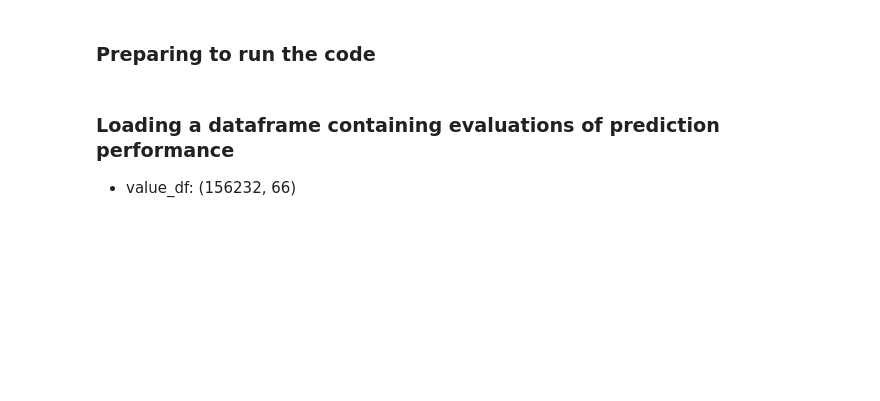
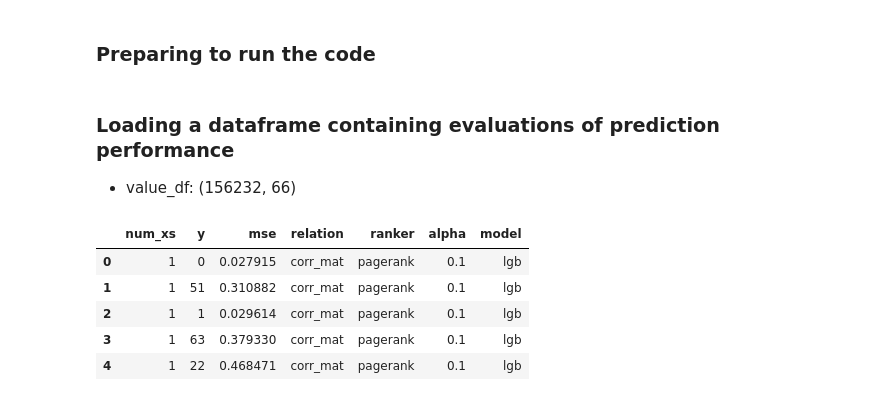
Before and after one commit to dream2globe/graph-study, a Jupyter notebook: notebook/evaluation.ipynb, the cells around one changed output. Cells and saved outputs as stored; diff of their text form; code cells hidden in the pictures; blank space fills up the shorter version.

```diff
--- a/notebook/evaluation.ipynb
+++ b/notebook/evaluation.ipynb
@@ -20,5 +20,13 @@ os.chdir(curr_path.parent)  # change working directory to parent path
 ### Loading a dataframe containing evaluations of prediction performance
 - value_df: (156232, 66)
 # %%
-with open("data/evaluation/mse.pickle", "rb") as f:
-    mse_df = pickle.load(f)
+mse_df = pd.read_pickle("data/evaluation/mse.pickle")
+mse_df = mse_df.reset_index().drop(["index"], axis=1)
+mse_df.head()
+# %% [output]
+|  | num_xs | y | mse | relation | ranker | alpha | model |
+| 0 | 1 | 0 | 0.027915 | corr_mat | pagerank | 0.1 | lgb |
+| 1 | 1 | 51 | 0.310882 | corr_mat | pagerank | 0.1 | lgb |
+| 2 | 1 | 1 | 0.029614 | corr_mat | pagerank | 0.1 | lgb |
+| 3 | 1 | 63 | 0.379330 | corr_mat | pagerank | 0.1 | lgb |
+| 4 | 1 | 22 | 0.468471 | corr_mat | pagerank | 0.1 | lgb |
```
Also changed, not shown: parts of 8 cells of this notebook, 2 other files.
